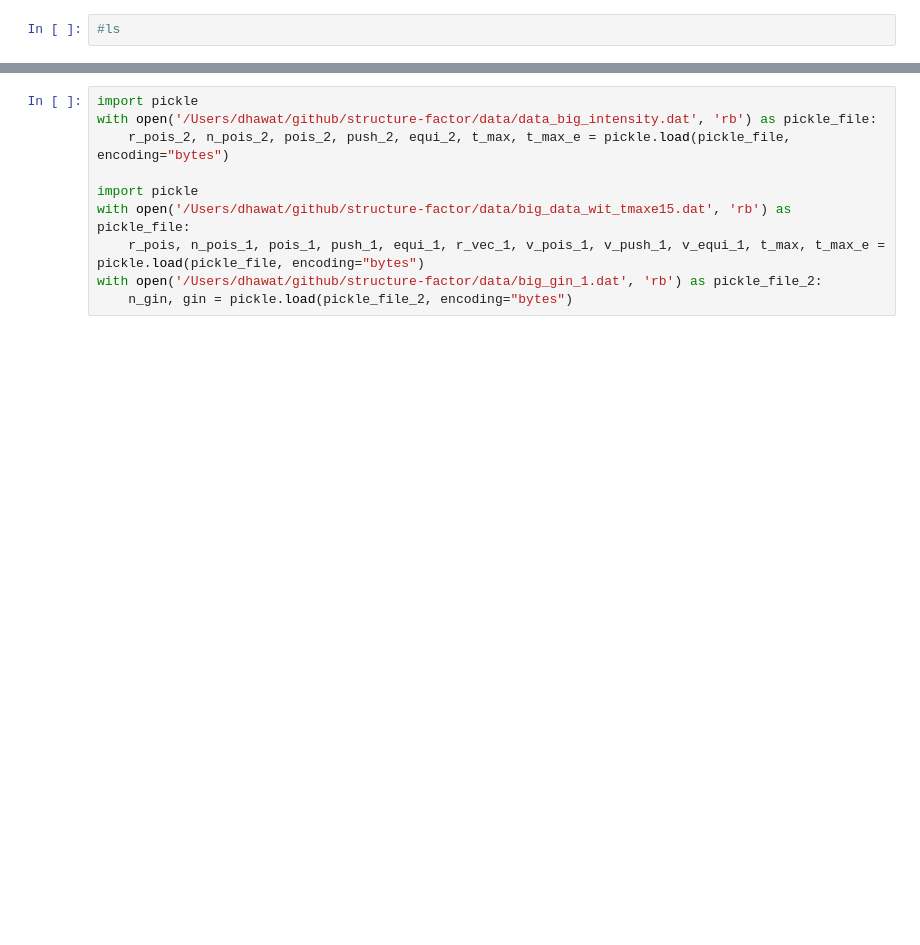
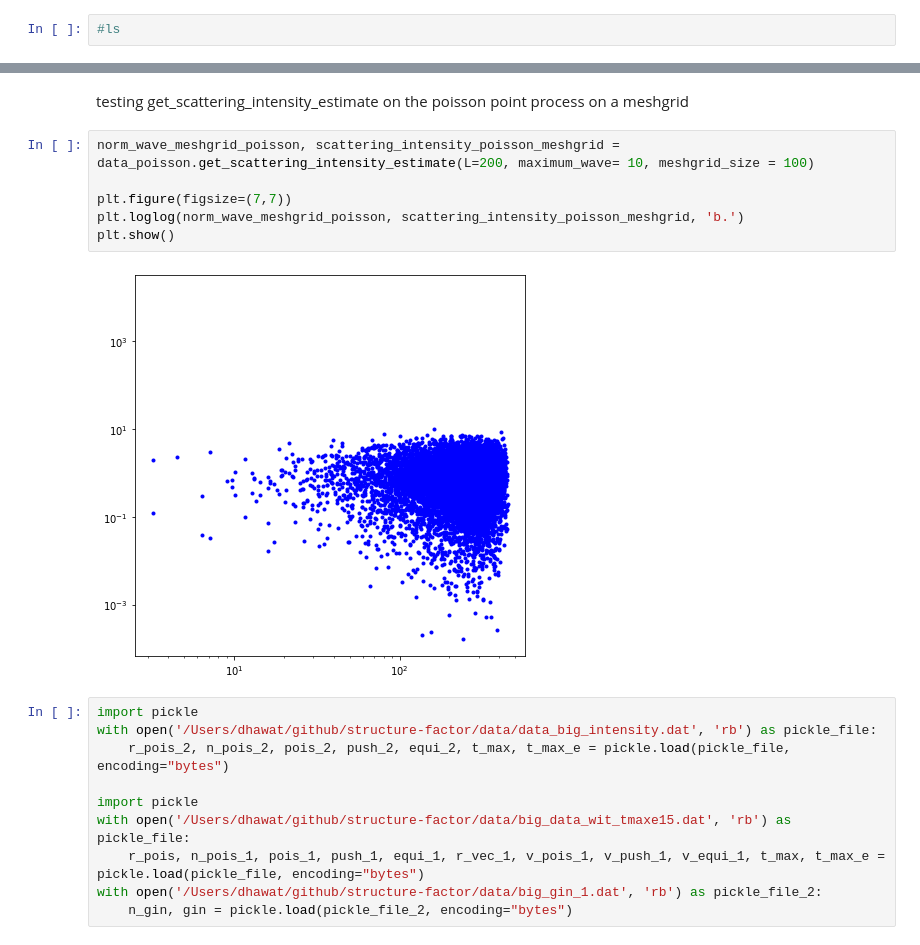
Before and after one commit to For-a-few-DPPs-more/structure-factor, a Jupyter notebook: notebooks/test_workflow.ipynb, the cells around one changed output, grey strips where cells are left out. Cells and saved outputs as stored; diff of their text form; blank space fills up the shorter version.

```diff
--- a/notebooks/test_workflow.ipynb
+++ b/notebooks/test_workflow.ipynb
@@ -12,3 +59,13 @@ from structure_factor.structure_factor import StructureFactor, SymmetricFourierT
+# %% [markdown]
+testing get_scattering_intensity_estimate on the poisson point process on a meshgrid
+# %%
+norm_wave_meshgrid_poisson, scattering_intensity_poisson_meshgrid = data_poisson.get_scattering_intensity_estimate(L=200, maximum_wave= 10, meshgrid_size = 100)
+
+plt.figure(figsize=(7,7))
+plt.loglog(norm_wave_meshgrid_poisson, scattering_intensity_poisson_meshgrid, 'b.')
+plt.show()
+# %% [output]
+[figure, added]
 # %%
 import pickle
 with open('/Users/dhawat/github/structure-factor/data/data_big_intensity.dat', 'rb') as pickle_file:
```
Also changed, not shown: parts of 18 cells of this notebook, 1 other file.
